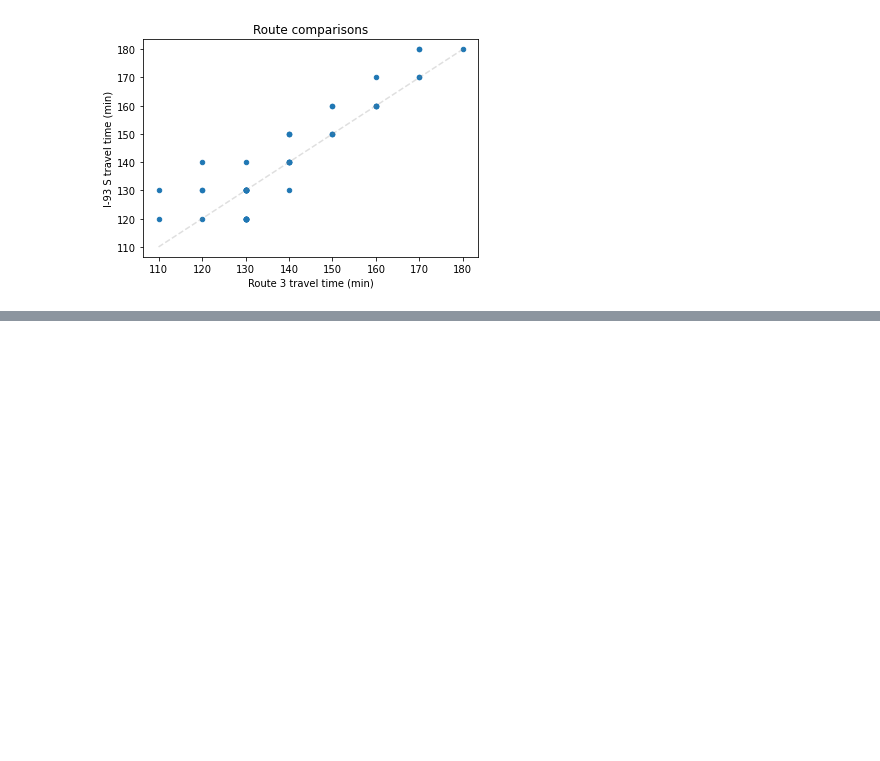
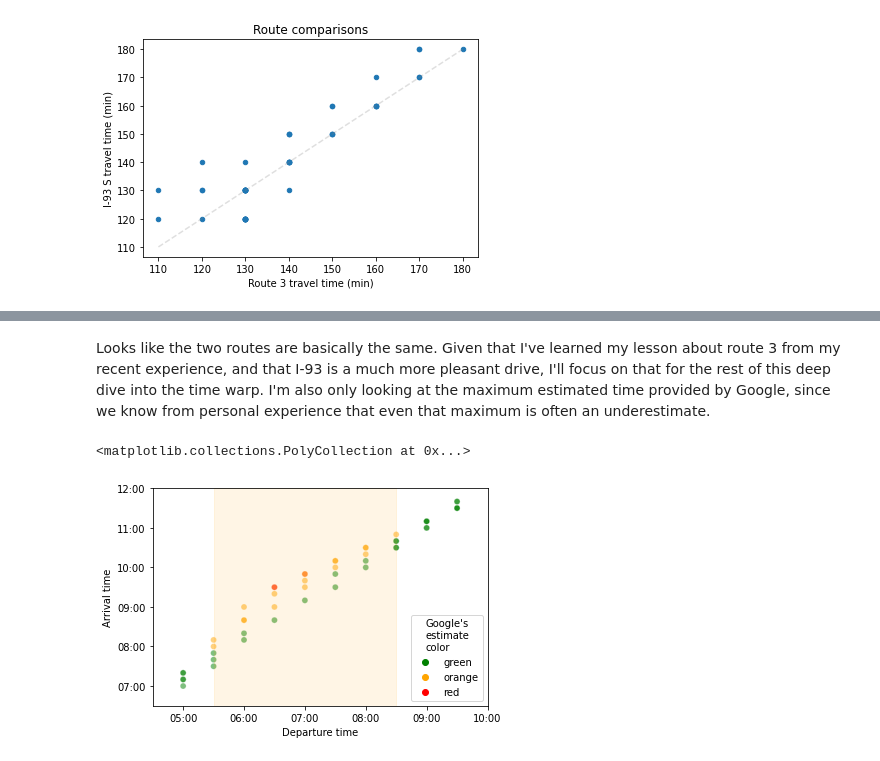
Before and after one commit to cduvallet/cduvallet.github.io, a Jupyter notebook: _jupyter/2022-09-08-nh-boston-commute/2022-09-08-boston-nh-commute.ipynb, the cells around one changed output, grey strips where cells are left out. Drawn from its saved outputs; the diff is of its cells as text; code cells hidden in the pictures; blank space fills up the shorter version.

```diff
--- a/_jupyter/2022-09-08-nh-boston-commute/2022-09-08-boston-nh-commute.ipynb
+++ b/_jupyter/2022-09-08-nh-boston-commute/2022-09-08-boston-nh-commute.ipynb
@@ -113,0 +122,39 @@ ax.yaxis.set_major_formatter(mdates.DateFormatter('%H:%M'))
+# %% [markdown]
+Looks like the two routes are basically the same. Given that I've learned my lesson about route 3 from my recent experience, and that I-93 is a much more pleasant drive, I'll focus on that for the rest of this deep dive into the time warp. I'm also only looking at the maximum estimated time provided by Google, since we know from personal experience that even that maximum is often an underestimate.
+# %%
+def format_time_axes(ax):
+    ax.set_xlim([pd.to_datetime('2022-09-08 04:30:00'), pd.to_datetime('2022-09-08 10:00:00')])
+    ax.xaxis.set_major_formatter(mdates.DateFormatter('%H:%M'))
+    ax.set_xlabel('Departure time')
+    ax.set_ylim([pd.to_datetime('2022-09-08 06:30:00'), pd.to_datetime('2022-09-08 12:00:00')])
+    ax.yaxis.set_major_formatter(mdates.DateFormatter('%H:%M'))
+    ax.set_ylabel('Arrival time')
+    return None
+
+def basic_scatter(
+    df, x='depart_datetime_nodate', y='arrival_time_max_nodate',
+    format_y=True, format_x=True
+):
+
+    ax = sns.scatterplot(
+        data=df.query('route == "93"'), x=x, y=y,
+        hue='color', alpha=0.5,
+        palette={'red': 'red', 'green': 'green', 'orange': 'orange'}
+    )
+
+    ax.legend(loc='lower right', title="Google's\nestimate\ncolor")
+
+    format_time_axes(ax)
+
+    return ax
+
+ax = basic_scatter(df)
+
+ax.fill_between(
+    x=[pd.to_datetime('2022-09-08 05:30:00'), pd.to_datetime('2022-09-08 08:30:00')],
+    y1=[pd.to_datetime('2022-09-08 12:00:00'), pd.to_datetime('2022-09-08 12:00:00')],
+    alpha=0.1, color='orange'
+)
+# %% [output]
+<matplotlib.collections.PolyCollection at 0x...>
+[figure, added]
```
Also changed, not shown: parts of 19 cells of this notebook.
